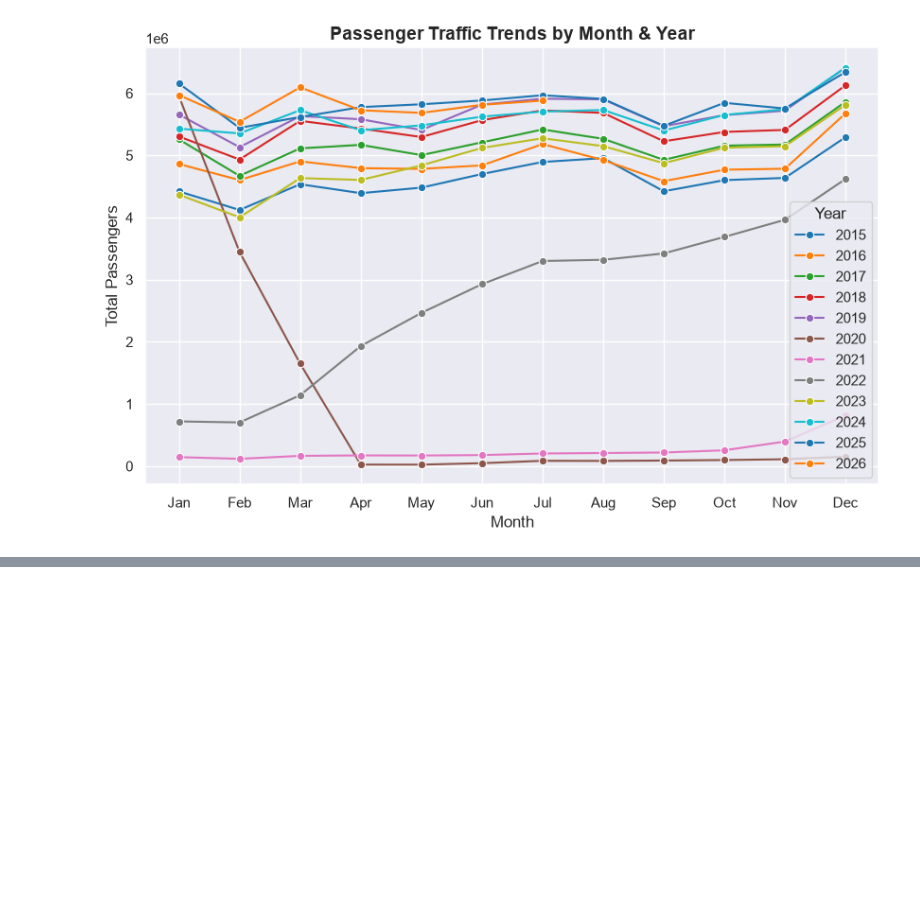
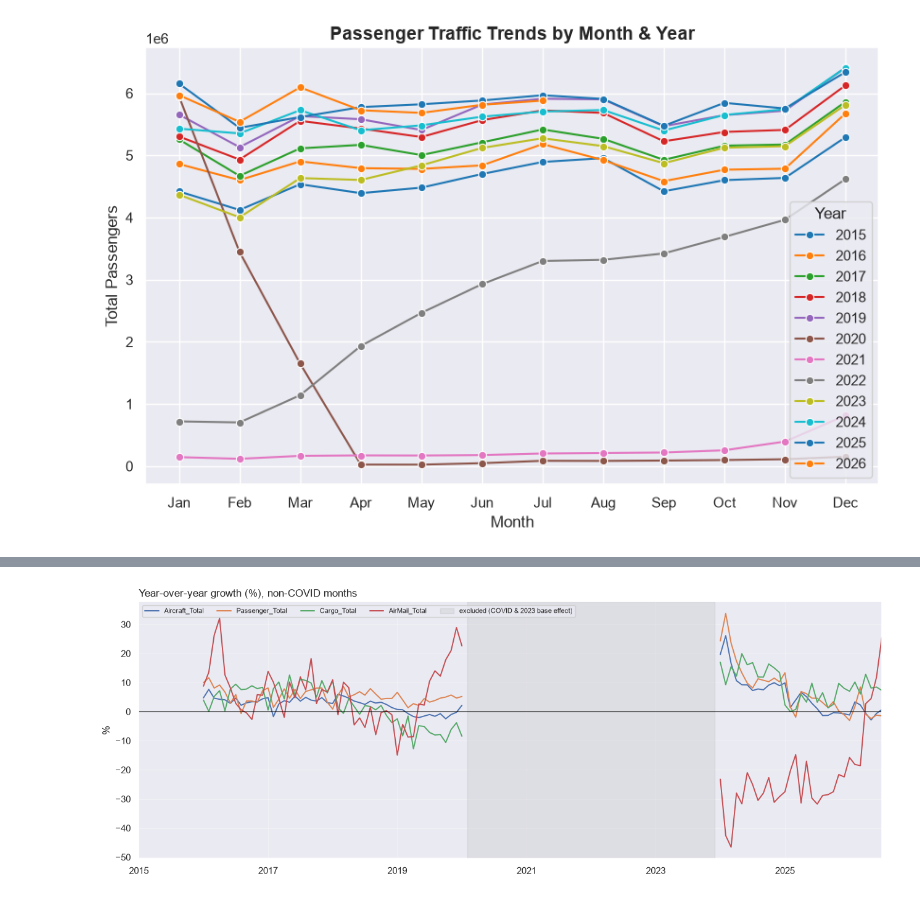
Before and after one commit to angh0059/KM6312group8, a Jupyter notebook: km6312project.ipynb, the cells around one changed output, grey strips where cells are left out. Saved outputs shown, nothing was run; the diff lists cells and outputs as text; code cells hidden in the pictures; blank space fills up the shorter version.

```diff
--- a/km6312project.ipynb
+++ b/km6312project.ipynb
@@ -222,0 +260,22 @@ plt.show()
+# %%
+# Year-over-year growth, non-COVID months only
+totals = ["Aircraft_Total", "Passenger_Total", "Cargo_Total", "AirMail_Total"]
+yoy = d[totals].pct_change(12, fill_method=None) * 100
+
+normal = (yoy.index <= "2020-01-31") | (yoy.index >= "2024-01-01")
+yoy_normal = yoy.copy()
+yoy_normal.loc[~normal] = np.nan
+
+fig, ax = plt.subplots(figsize=(13, 5))
+yoy_normal.plot(ax=ax, lw=1.4)
+ax.axhline(0, color="black", lw=0.8)
+ax.axvspan(pd.Timestamp("2020-02-01"), pd.Timestamp("2023-12-31"),
+           color="grey", alpha=0.12, label="excluded (COVID & 2023 base effect)")
+ax.set_title("Year-over-year growth (%), non-COVID months", loc="left")
+ax.set_ylabel("%"); ax.set_xlabel("")
+ax.legend(fontsize=8, ncol=5)
+ax.grid(alpha=0.3)
+fig.tight_layout()
+plt.show()
+# %% [output]
+[figure, added]
```
Also changed, not shown: parts of 27 cells of this notebook.
